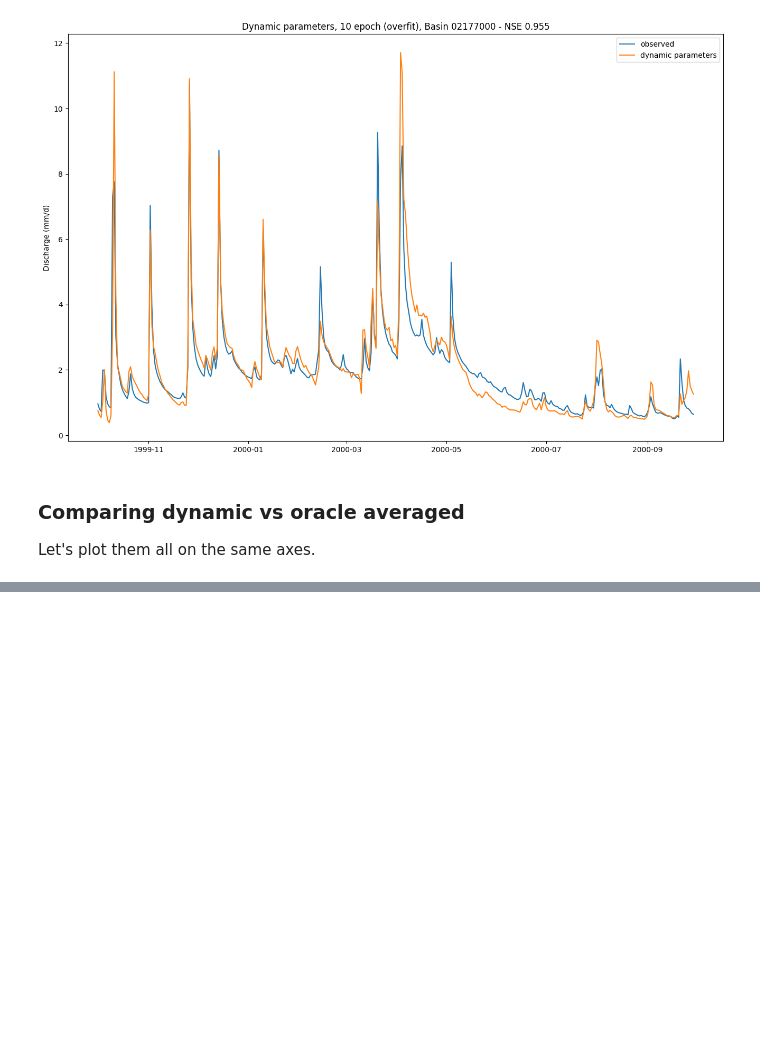
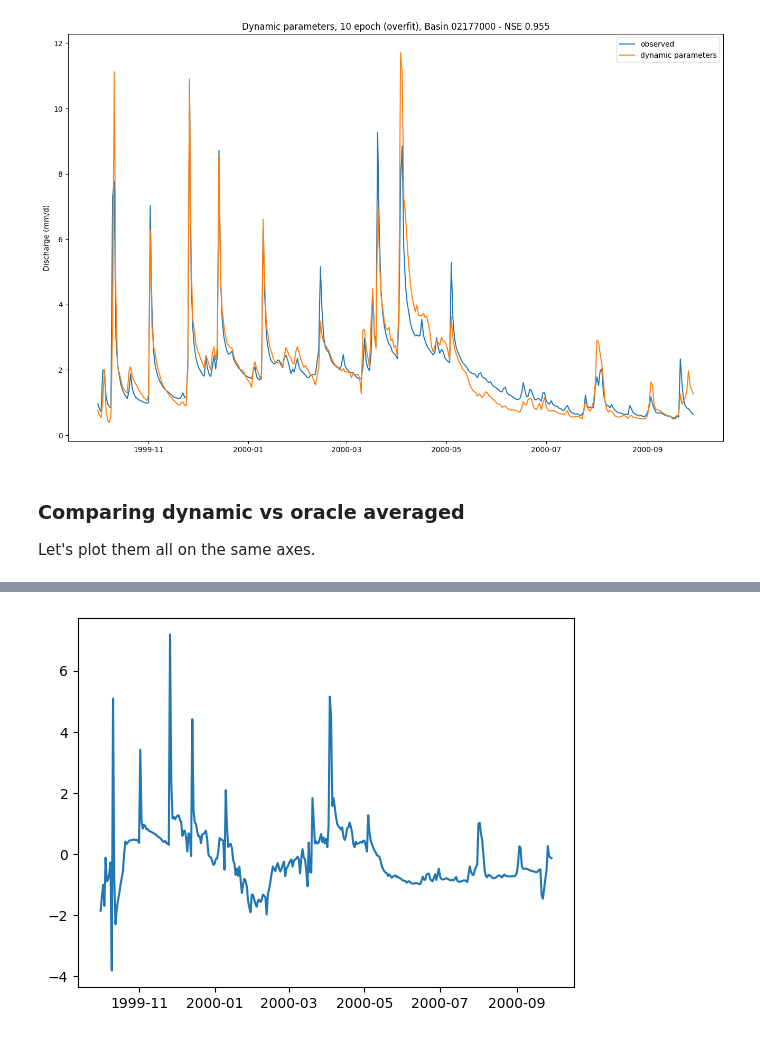
Before and after one commit to mines-ciroh/neuralhydrology-dcfe, a Jupyter notebook: examples/08-SHM/shm_training.ipynb, the cells around one changed output, grey strips where cells are left out. Drawn from its saved outputs; the diff is of its cells as text; code cells hidden in the pictures; blank space fills up the shorter version.

```diff
--- a/examples/08-SHM/shm_training.ipynb
+++ b/examples/08-SHM/shm_training.ipynb
@@ -151,0 +152,5 @@ plt.legend()
+# %%
+plt.plot(qsim_dynamic['datetime'], qsim_dynamic[0] - qsim_oracle[0],label='dynamic parameters')
+plt.show()
+# %% [output]
+[figure, added]
```
Also changed, not shown: parts of 6 cells of this notebook, 2 other files.
